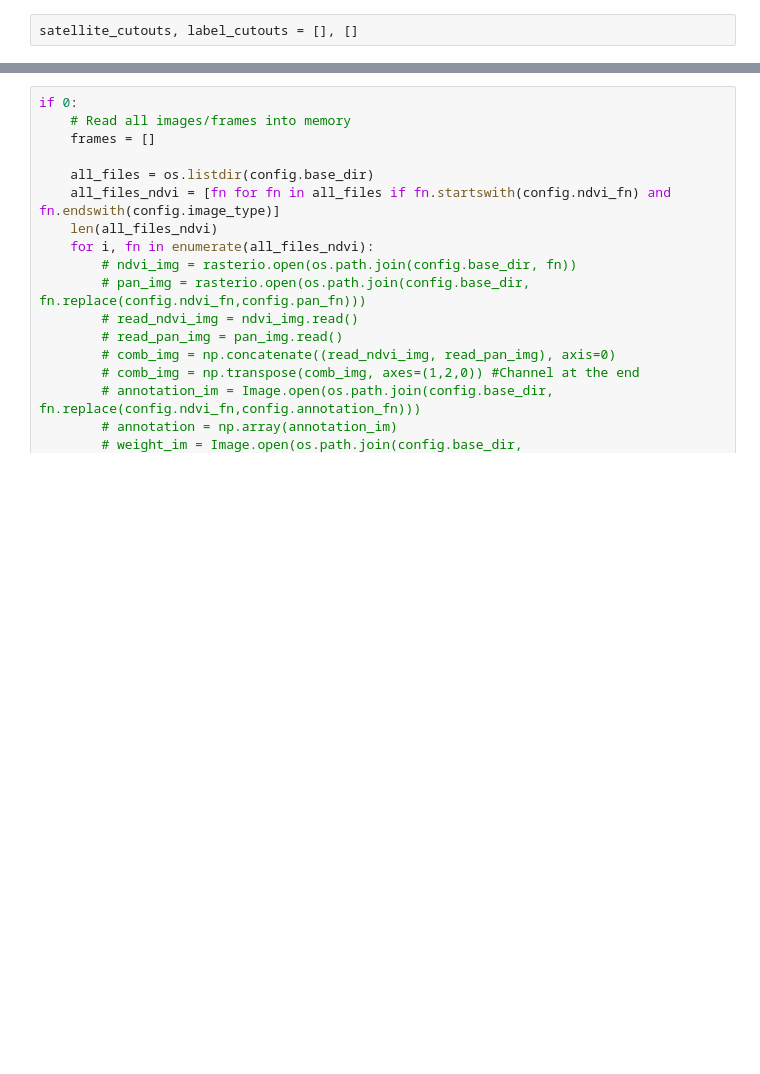
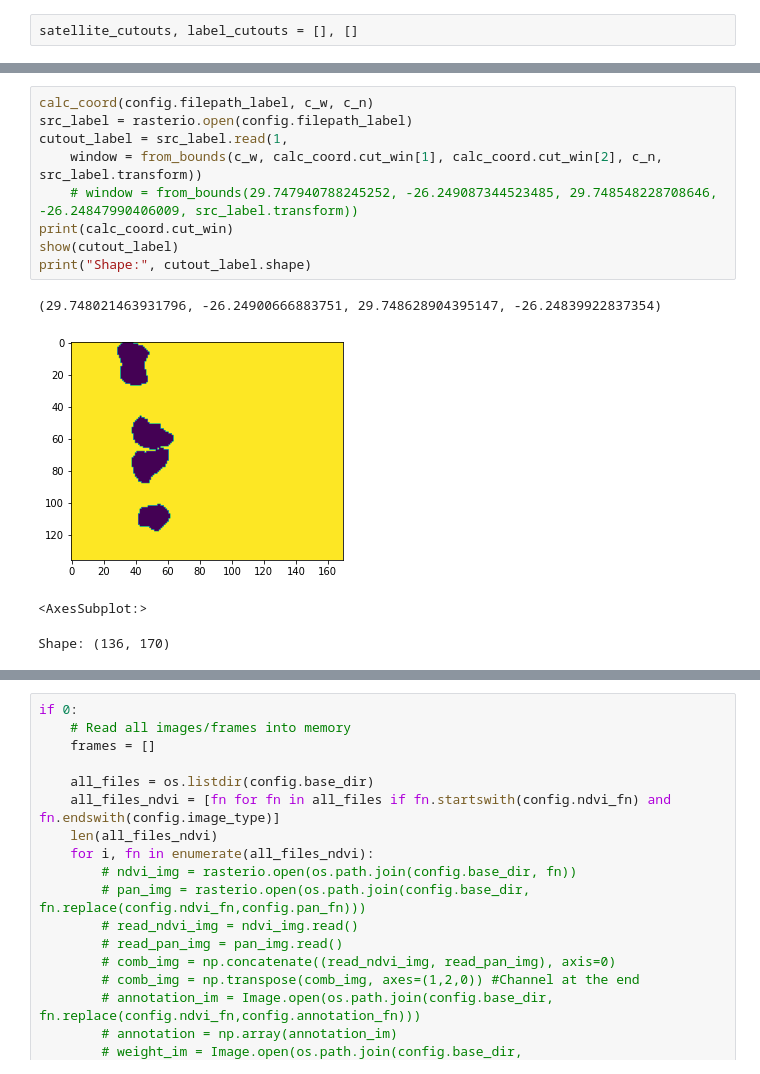
Before and after one commit to lgiesen/DL-Semantic-Segmentation-of-Tree-Stock-in-South-Africa-Using-Satellite-Images, a Jupyter notebook: 3_train_eval_pred.ipynb, the cells around one changed output, grey strips where cells are left out. Cells and saved outputs as stored; diff of their text form; blank space fills up the shorter version.

```diff
--- a/3_train_eval_pred.ipynb
+++ b/3_train_eval_pred.ipynb
@@ -243,0 +302,14 @@ from sys import platform
+# %%
+calc_coord(config.filepath_label, c_w, c_n)
+src_label = rasterio.open(config.filepath_label)
+cutout_label = src_label.read(1,
+    window = from_bounds(c_w, calc_coord.cut_win[1], calc_coord.cut_win[2], c_n, src_label.transform))
+    # window = from_bounds(29.747940788245252, -26.249087344523485, 29.748548228708646, -26.24847990406009, src_label.transform))
+print(calc_coord.cut_win)
+show(cutout_label)
+print("Shape:", cutout_label.shape)
+# %% [output]
+(29.748021463931796, -26.24900666883751, 29.748628904395147, -26.24839922837354)
+[figure, added]
+<AxesSubplot:>
+Shape: (136, 170)
```
Also changed, not shown: parts of 28 cells of this notebook, 3 other files.
